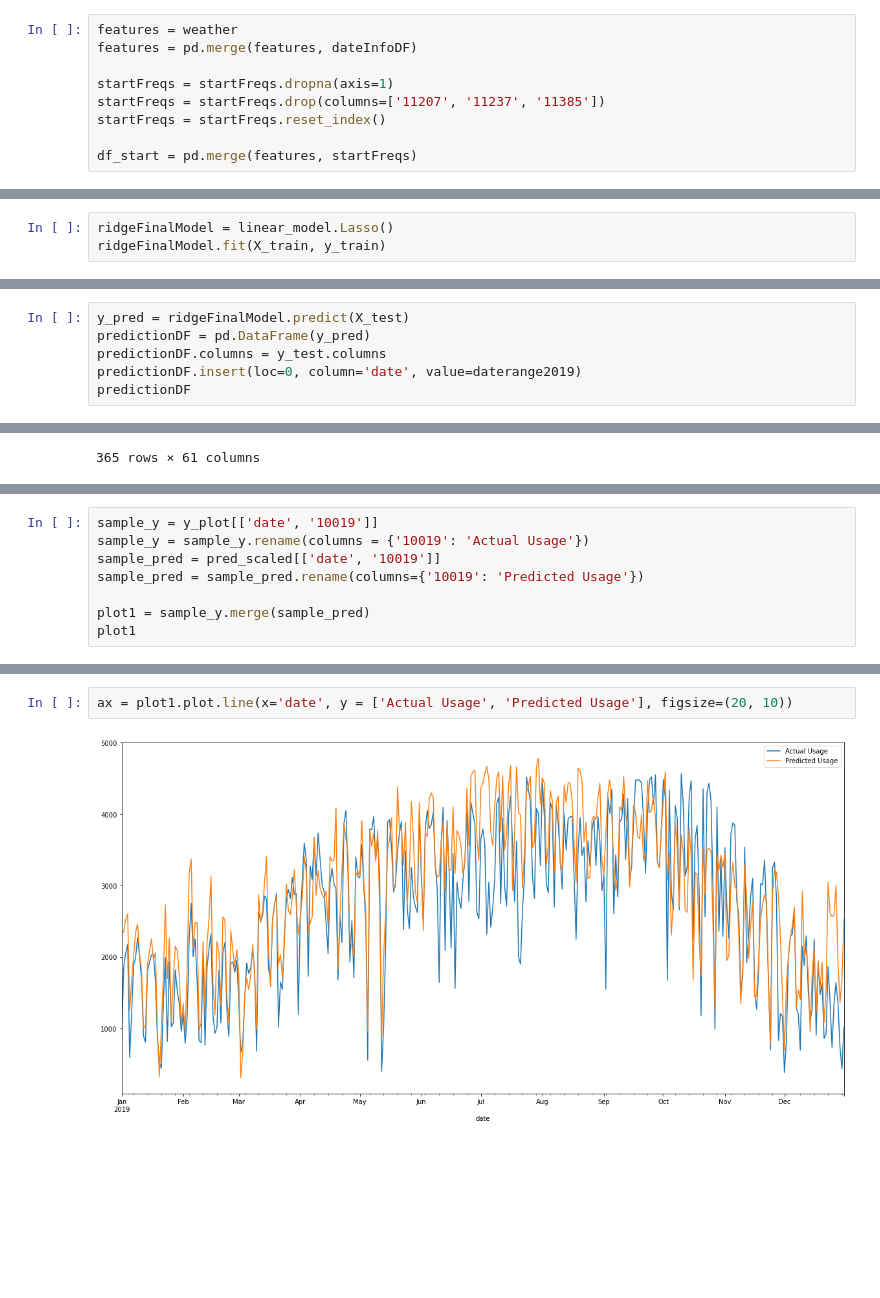
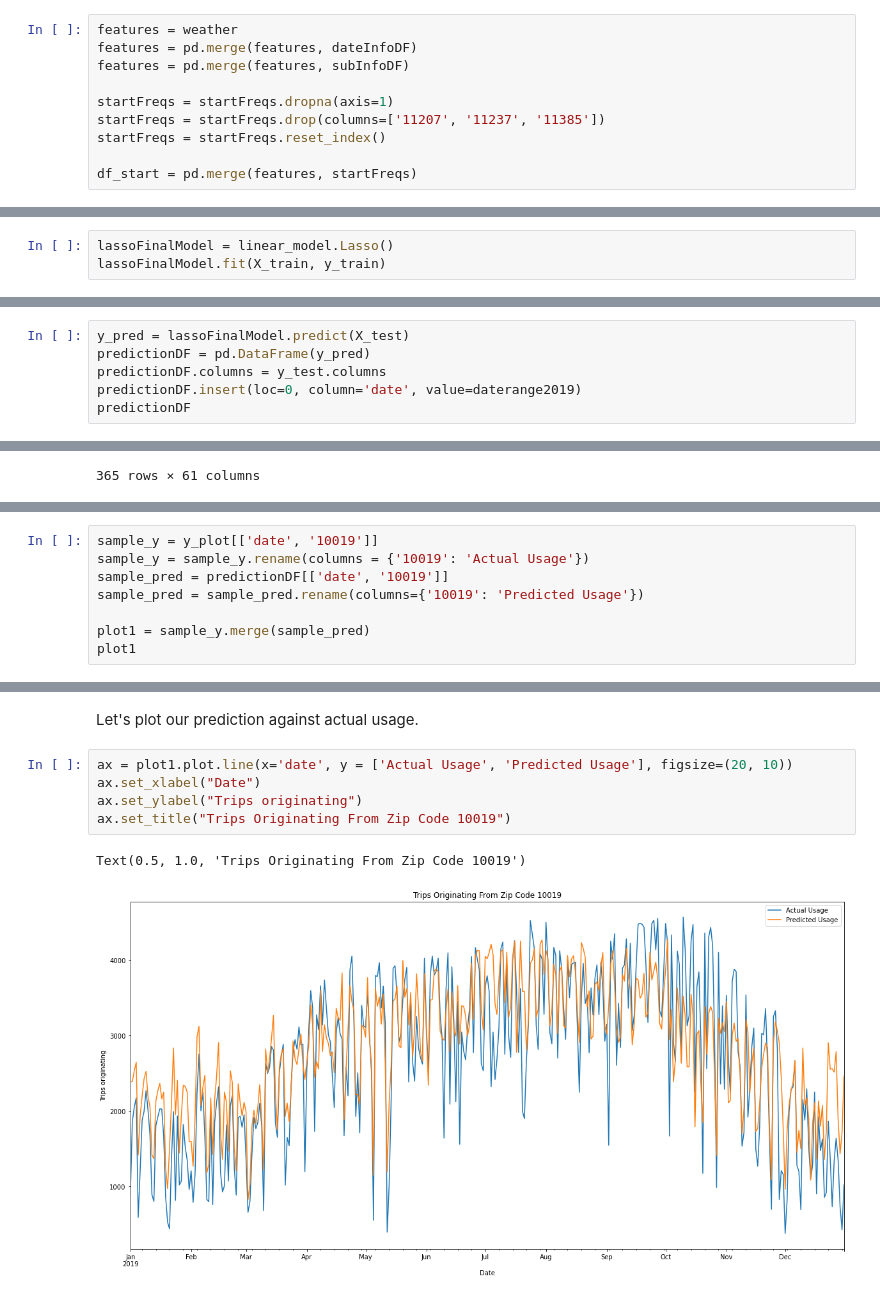
Before and after one commit to bnei/NYCBikes, a Jupyter notebook: citibike_final.ipynb, the cells around one changed output, grey strips where cells are left out. Drawn from its saved outputs; the diff is of its cells as text; blank space fills up the shorter version.

```diff
--- a/citibike_final.ipynb
+++ b/citibike_final.ipynb
@@ -323,6 +355,7 @@ dateInfoDF
 # %%
 features = weather
 features = pd.merge(features, dateInfoDF)
+features = pd.merge(features, subInfoDF)
 
 startFreqs = startFreqs.dropna(axis=1)
 startFreqs = startFreqs.drop(columns=['11207', '11237', '11385'])
@@ -411,5 +472,5 @@ The support vector regressor's RMSE is -292.54143951980825
 # %%
-ridgeFinalModel = linear_model.Lasso()
-ridgeFinalModel.fit(X_train, y_train)
+lassoFinalModel = linear_model.Lasso()
+lassoFinalModel.fit(X_train, y_train)
 # %% [output]
 Lasso()
@@ -416,5 +479,5 @@ Lasso()
 # %%
-y_pred = ridgeFinalModel.predict(X_test)
+y_pred = lassoFinalModel.predict(X_test)
 predictionDF = pd.DataFrame(y_pred)
 predictionDF.columns = y_test.columns
 predictionDF.insert(loc=0, column='date', value=daterange2019)
@@ -459,7 +522,7 @@ pred_scaled.insert(loc=0, column='date', value=daterange2019)
 # %%
 sample_y = y_plot[['date', '10019']]
 sample_y = sample_y.rename(columns = {'10019': 'Actual Usage'})
-sample_pred = pred_scaled[['date', '10019']]
+sample_pred = predictionDF[['date', '10019']]
 sample_pred = sample_pred.rename(columns={'10019': 'Predicted Usage'})
 
 plot1 = sample_y.merge(sample_pred)
@@ -480,5 +543,11 @@ plot1
 365 rows × 3 columns
+# %% [markdown]
+Let's plot our prediction against actual usage.
 # %%
 ax = plot1.plot.line(x='date', y = ['Actual Usage', 'Predicted Usage'], figsize=(20, 10))
+ax.set_xlabel("Date")
+ax.set_ylabel("Trips originating")
+ax.set_title("Trips Originating From Zip Code 10019")
 # %% [output]
+Text(0.5, 1.0, 'Trips Originating From Zip Code 10019')
-[figure, old version]
+[figure, new version]
```
Also changed, not shown: parts of 55 cells of this notebook.
